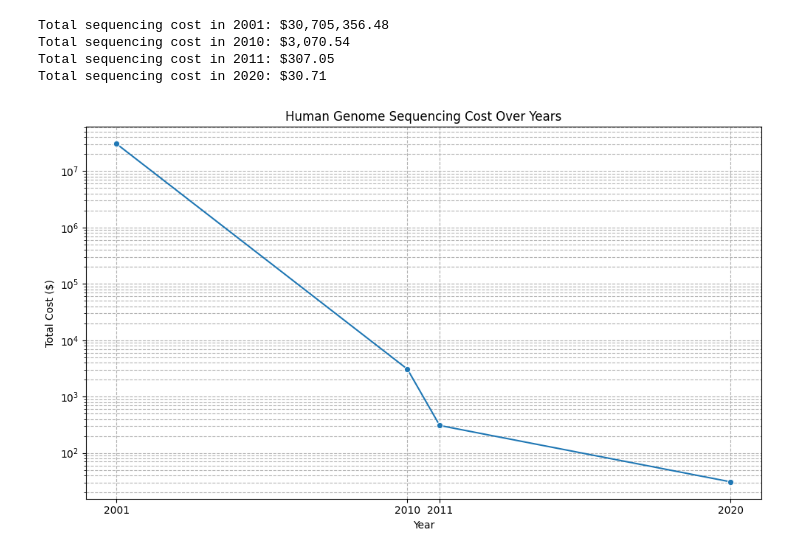
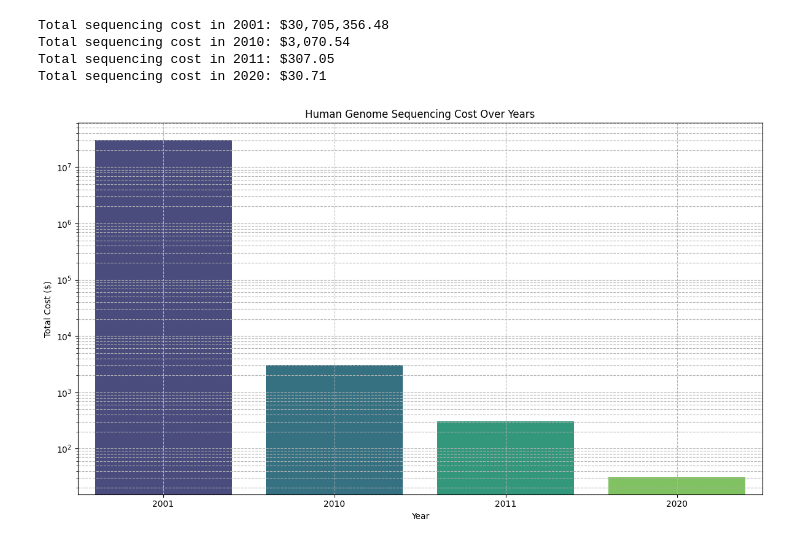
Before and after one commit to KellyLee818/KellyLee818.github.io, a Jupyter notebook: 2026_09_16_UNHP_Chromosome_Base_Pairs.ipynb, the cells around one changed output. Drawn from its saved outputs; the diff is of its cells as text; code cells hidden in the pictures.

```diff
--- a/2026_09_16_UNHP_Chromosome_Base_Pairs.ipynb
+++ b/2026_09_16_UNHP_Chromosome_Base_Pairs.ipynb
@@ -84,21 +84,29 @@ Total sequencing cost in 2020: $30.71
 # %%
 import pandas as pd
 import matplotlib.pyplot as plt
 import seaborn as sns
 
 # Create a DataFrame for plotting
 cost_df = pd.DataFrame(list(costs.items()), columns=['Year', 'Total_Cost'])
 
-# Plot the total cost changes over the years
-fig = plt.figure(figsize=(10, 6))
-sns.lineplot(x='Year', y='Total_Cost', data=cost_df, marker='o', linestyle='-')
+# Convert 'Year' to categorical for explicit treatment by seaborn
+cost_df['Year'] = cost_df['Year'].astype(str)
+
+# Plot the total cost changes over the years as a bar plot
+fig = plt.figure(figsize=(12, 7)) # Slightly larger figure
+ax = sns.barplot(x='Year', y='Total_Cost', data=cost_df, hue='Year', palette='viridis', legend=False)
 plt.title('Human Genome Sequencing Cost Over Years')
 plt.xlabel('Year')
 plt.ylabel('Total Cost ($)')
 plt.yscale('log') # Use a logarithmic scale due to large difference in costs
 plt.grid(True, which="both", ls="--", c='0.7')
-plt.xticks(list(cost_per_mbps.keys())) # Ensure all years are shown as ticks
+# The x-ticks will now be handled by seaborn as 'Year' is categorical
 plt.tight_layout()
+
+# Add text labels on top of each bar
+for index, row in cost_df.iterrows():
+    ax.text(index, row['Total_Cost'], f'${row['Total_Cost']:,.2f}', color='black', ha="center", va='bottom', fontsize=9)
+
 plt.show()
 # %% [output]
-[figure, old version]
+[figure, new version]
```
